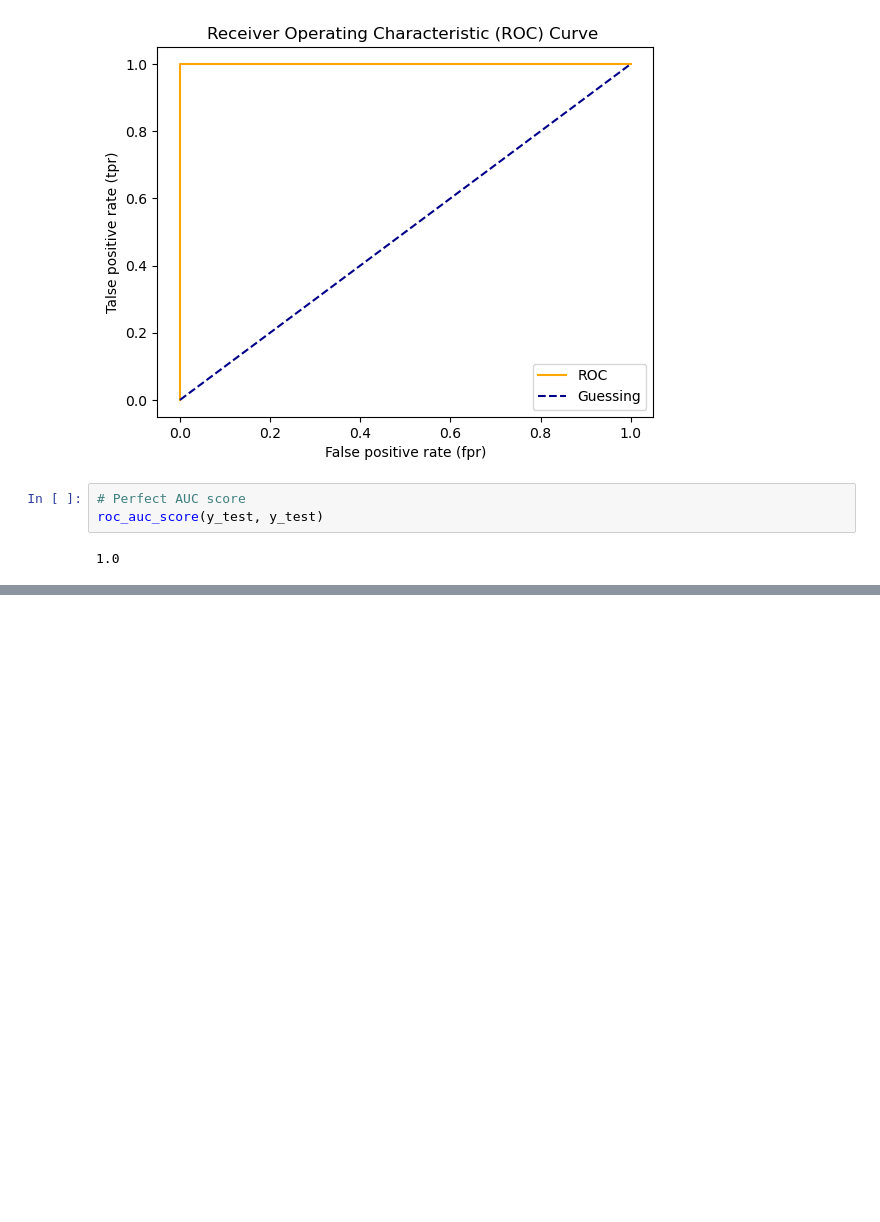
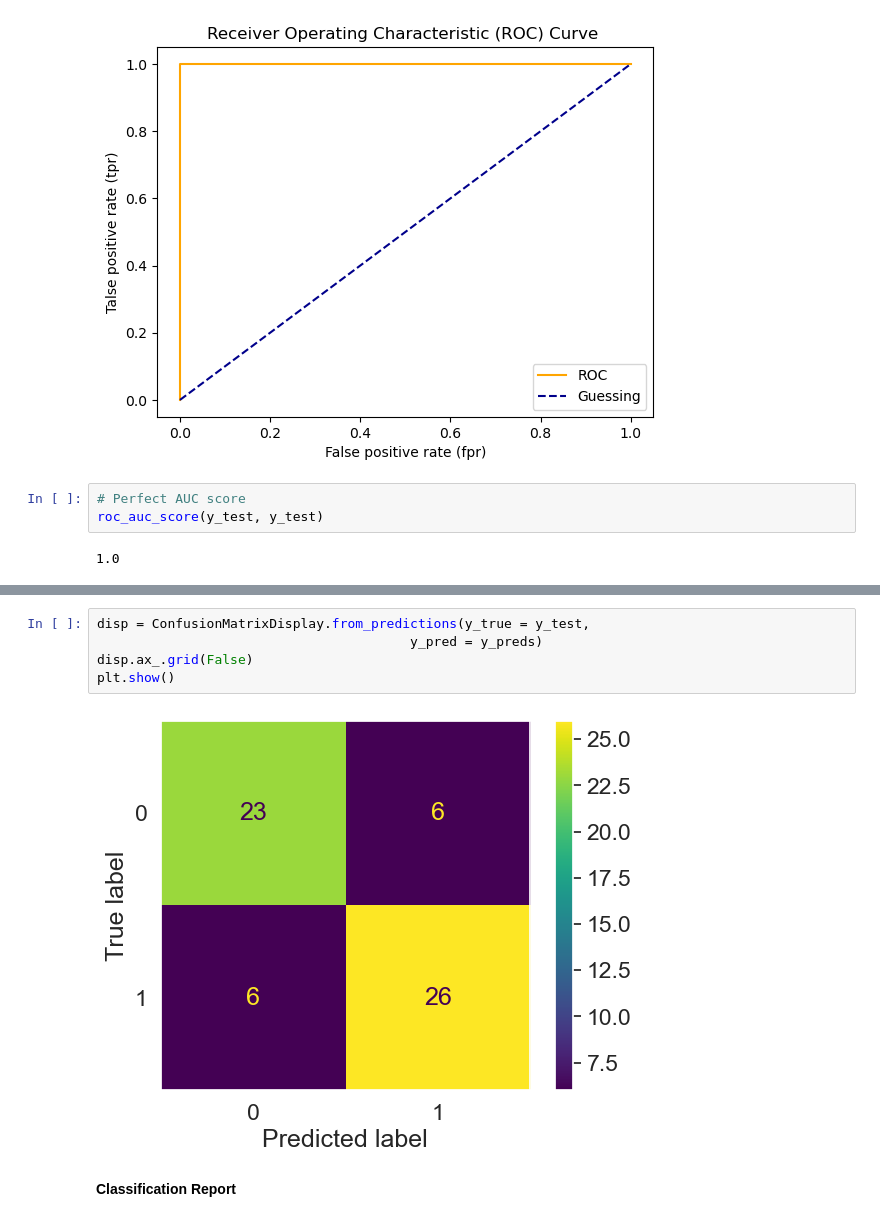
Before and after one commit to WassimMgg/Scikit-Learn_Library, a Jupyter notebook: Scikit-learn_Library.ipynb, the cells around one changed output, grey strips where cells are left out. Drawn from its saved outputs; the diff is of its cells as text; blank space fills up the shorter version.

```diff
--- a/Scikit-learn_Library.ipynb
+++ b/Scikit-learn_Library.ipynb
@@ -1264,0 +1336,9 @@ roc_auc_score(y_test, y_test)
+# %%
+disp = ConfusionMatrixDisplay.from_predictions(y_true = y_test,
+                                        y_pred = y_preds)
+disp.ax_.grid(False)
+plt.show()
+# %% [output]
+[figure, added]
+# %% [markdown]
+**Classification Report**
```
Also changed, not shown: parts of 21 cells of this notebook.
